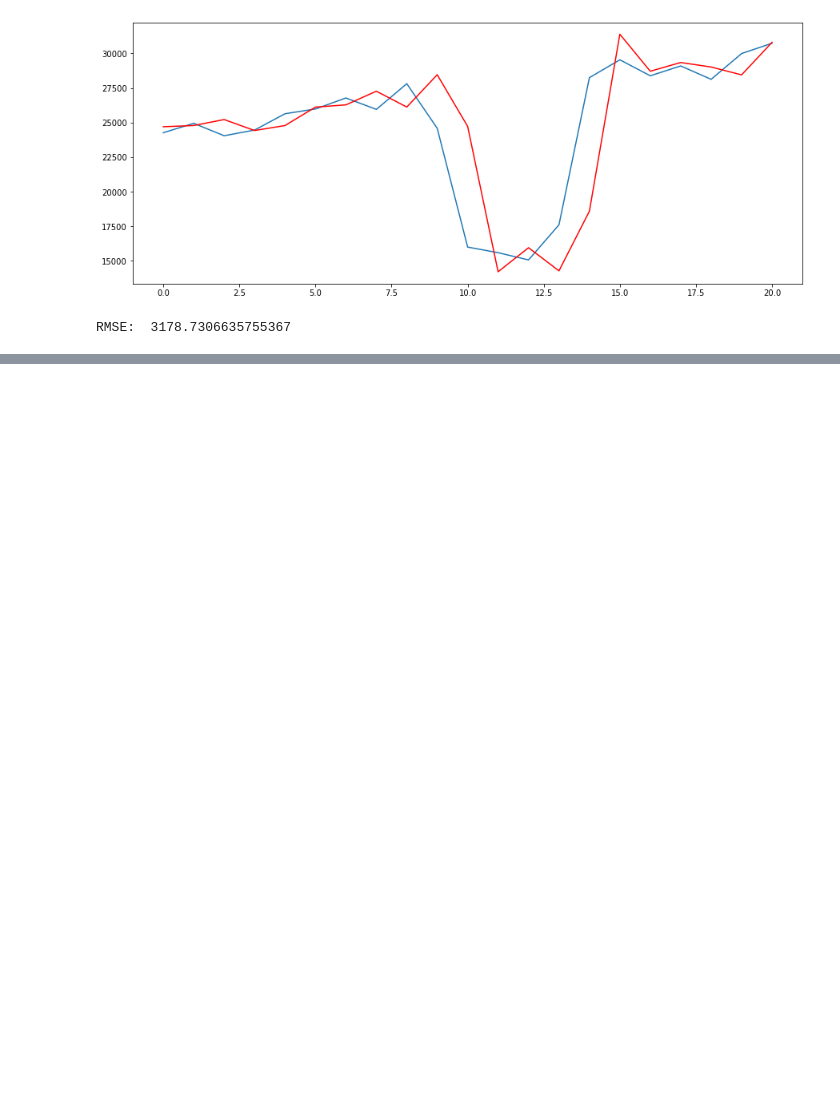
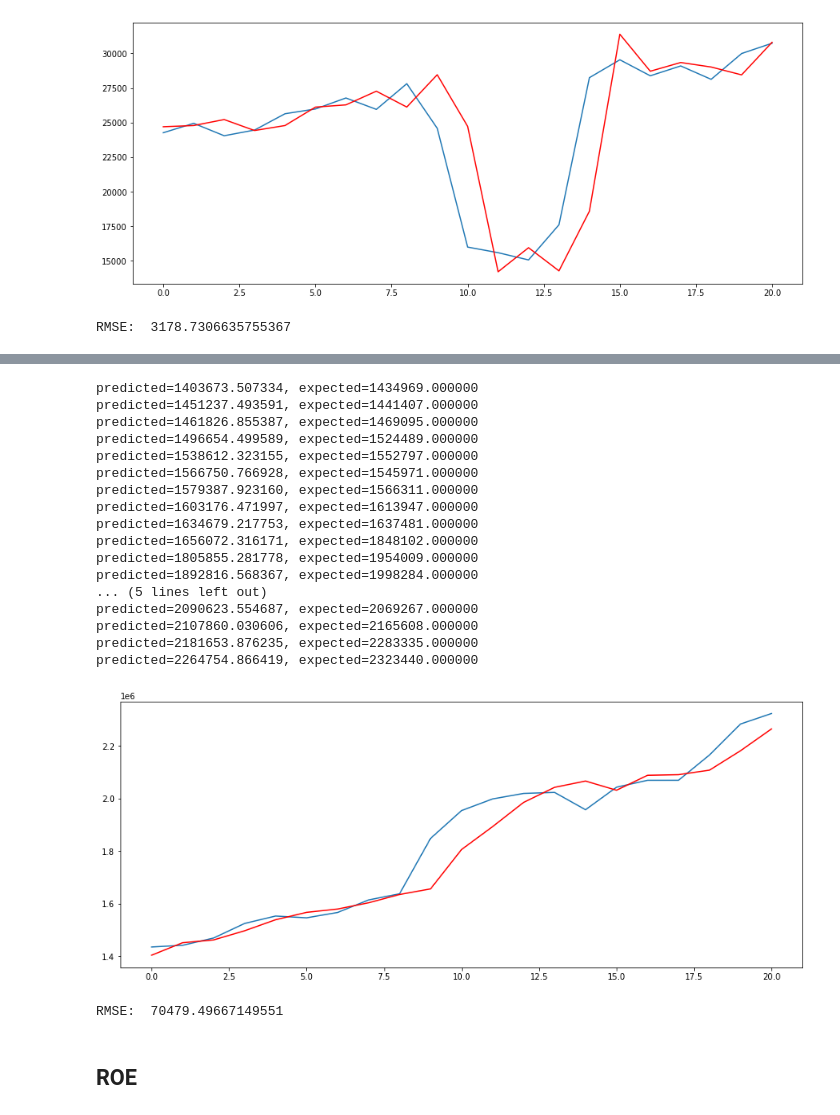
Before and after one commit to thgcns/Analise-predititiva-indicadores-financeiros, a Jupyter notebook: arima-itub.ipynb, the cells around one changed output, grey strips where cells are left out. Saved outputs shown, nothing was run; the diff lists cells and outputs as text; code cells hidden in the pictures; blank space fills up the shorter version.

```diff
--- a/arima-itub.ipynb
+++ b/arima-itub.ipynb
@@ -267,0 +339,4 @@ RMSE:  3178.7306635755367
+# %%
+model = sm.tsa.arima.ARIMA(ituat, order=(2,2,2))
+model_fit=model.fit()
+print(model_fit.summary())
@@ -267,0 +361,45 @@ RMSE:  3178.7306635755367
+# %%
+Z=ituat.values
+size = int(len(Z) * 0.75)
+train, test = Z[0:size], Z[size:len(Z)]
+history = [x for x in train]
+predictions = list()
+for t in range(len(test)):
+    model = sm.tsa.arima.ARIMA(history, order=(2,2,2))
+    model_fit = model.fit()
+    output = model_fit.forecast()
+    yhat = output[0]
+    predictions.append(yhat)
+    obs = test[t]
+    history.append(obs)
+    print('predicted=%f, expected=%f' % (yhat, obs))
+plt.plot(test)
+plt.plot(predictions, color='red')
+plt.show()
+# %% [output]
+predicted=1403673.507334, expected=1434969.000000
+predicted=1451237.493591, expected=1441407.000000
+predicted=1461826.855387, expected=1469095.000000
+predicted=1496654.499589, expected=1524489.000000
+predicted=1538612.323155, expected=1552797.000000
+predicted=1566750.766928, expected=1545971.000000
+predicted=1579387.923160, expected=1566311.000000
+predicted=1603176.471997, expected=1613947.000000
+predicted=1634679.217753, expected=1637481.000000
+predicted=1656072.316171, expected=1848102.000000
+predicted=1805855.281778, expected=1954009.000000
+predicted=1892816.568367, expected=1998284.000000
+... (5 lines left out)
+predicted=2090623.554687, expected=2069267.000000
+predicted=2107860.030606, expected=2165608.000000
+predicted=2181653.876235, expected=2283335.000000
+predicted=2264754.866419, expected=2323440.000000
+[figure, added]
+# %%
+from sklearn.metrics import mean_squared_error
+rmse = mean_squared_error(test, predictions, squared=False)
+print("RMSE: ", rmse)
+# %% [output]
+RMSE:  70479.49667149551
+# %% [markdown]
+## ROE
```
Also changed, not shown: parts of 18 cells of this notebook, 12 other files.
